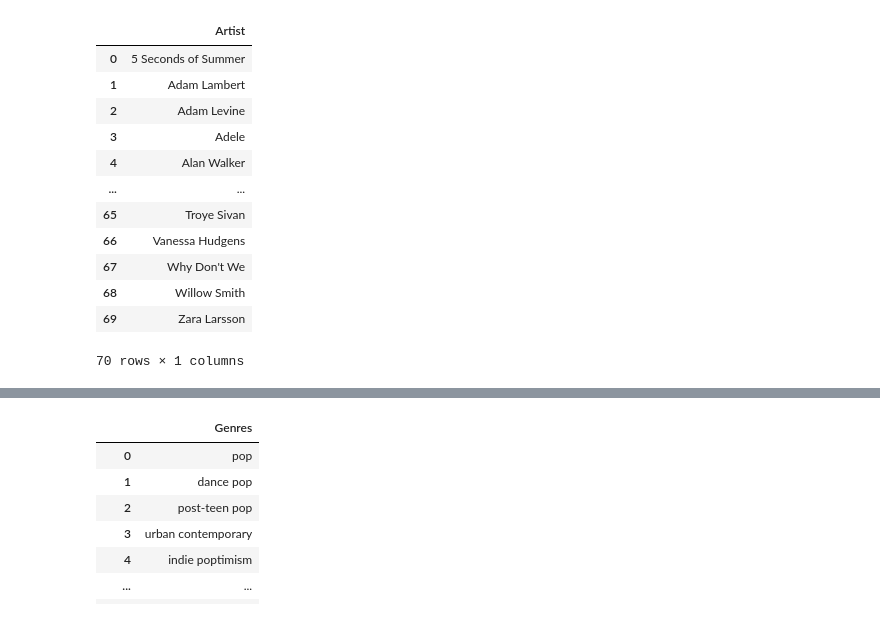
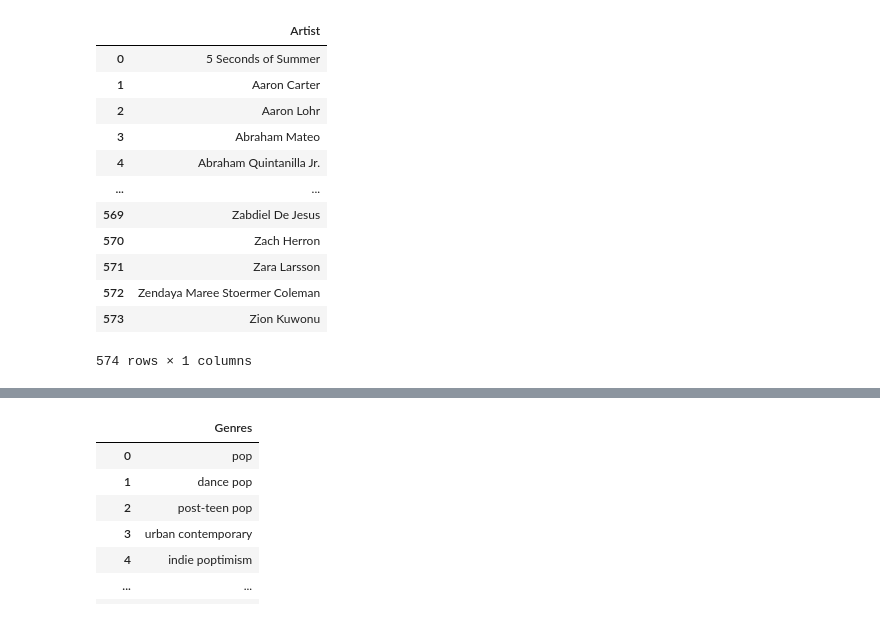
Before and after one commit to jennychiou/7-Experiment, a Jupyter notebook: SpotifyAPI/20200303getArtistID+Genres.ipynb, the cells around one changed output, grey strips where cells are left out. Cells and saved outputs as stored; diff of their text form; code cells hidden in the pictures.

```diff
--- a/SpotifyAPI/20200303getArtistID+Genres.ipynb
+++ b/SpotifyAPI/20200303getArtistID+Genres.ipynb
@@ -19,22 +19,22 @@ from user_agent import generate_user_agent
 from spotipy.oauth2 import SpotifyClientCredentials
 # %%
 # 原始所有歌手的清單
-df_artists = pd.read_excel(r'csv/20200303/artist_list.xlsx')
+df_artists = pd.read_excel(r'csv/20200303/artist_list_final.xlsx')
 df_artists
 # %% [output]
 |  | Artist |
 | 0 | 5 Seconds of Summer |
-| 1 | Adam Lambert |
-| 2 | Adam Levine |
-| 3 | Adele |
-| 4 | Alan Walker |
+| 1 | Aaron Carter |
+| 2 | Aaron Lohr |
+| 3 | Abraham Mateo |
+| 4 | Abraham Quintanilla Jr. |
 | ... | ... |
-| 65 | Troye Sivan |
-| 66 | Vanessa Hudgens |
-| 67 | Why Don't We |
-| 68 | Willow Smith |
-| 69 | Zara Larsson |
+| 569 | Zabdiel De Jesus |
+| 570 | Zach Herron |
+| 571 | Zara Larsson |
+| 572 | Zendaya Maree Stoermer Coleman |
+| 573 | Zion Kuwonu |
-70 rows × 1 columns
+574 rows × 1 columns
 # %%
 # spotifyAPI存取權限
 # access token要隨時更新 (https://spotify-token-finder.herokuapp.com/)
```
Also changed, not shown: parts of 7 cells of this notebook, 6 other files.
